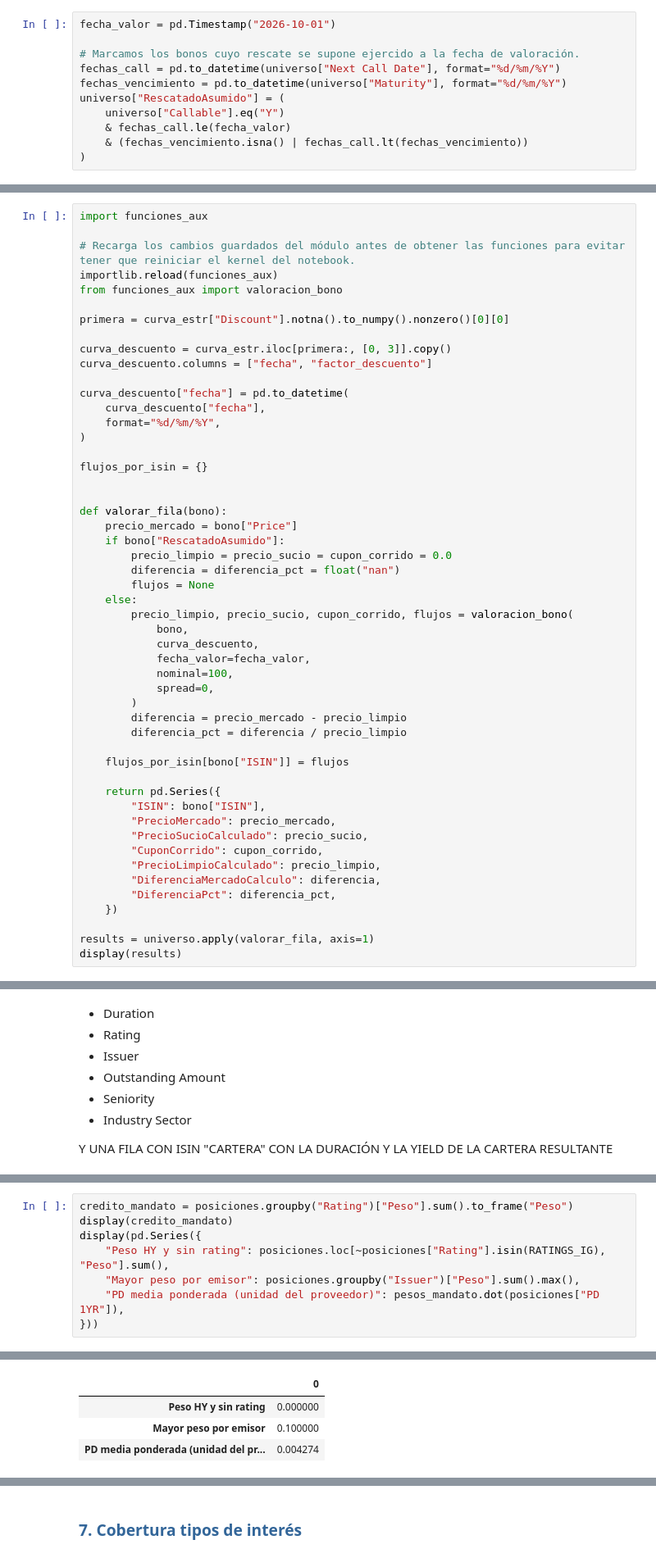
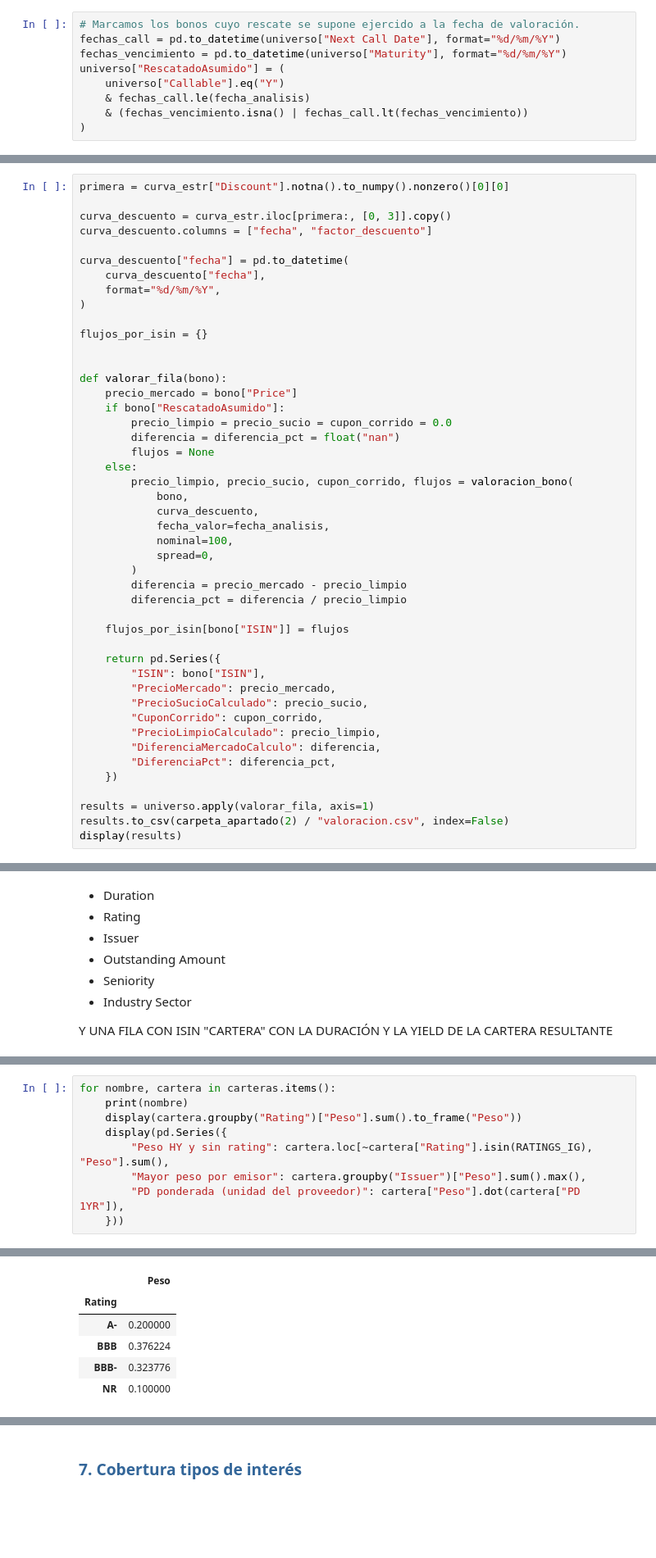
Before and after one commit to alejandroperezpujante/taller-rf-miax15, a Jupyter notebook: src/analisis_cartera.ipynb, the cells around one changed output, grey strips where cells are left out. Shown at 82% size. Drawn from its saved outputs; the diff is of its cells as text; blank space fills up the shorter version.

```diff
--- a/src/analisis_cartera.ipynb
+++ b/src/analisis_cartera.ipynb
@@ -273,14 +384,12 @@ El taller supone que el emisor ejerce el *call*. Para la valoración del 1 de oc
 
 Estos bonos se conservan en el universo y en `results`, junto con el precio de mercado del CSV. Bajo la hipótesis de rescate, ya no quedan flujos pendientes y se registran a cero el precio limpio, el precio sucio y el cupón corrido. Las diferencias quedan vacías porque la cotización original no es comparable con una posición ya amortizada y la diferencia porcentual tendría un denominador cero.
 # %%
-fecha_valor = pd.Timestamp("2026-10-01")
-
 # Marcamos los bonos cuyo rescate se supone ejercido a la fecha de valoración.
 fechas_call = pd.to_datetime(universo["Next Call Date"], format="%d/%m/%Y")
 fechas_vencimiento = pd.to_datetime(universo["Maturity"], format="%d/%m/%Y")
 universo["RescatadoAsumido"] = (
     universo["Callable"].eq("Y")
-    & fechas_call.le(fecha_valor)
+    & fechas_call.le(fecha_analisis)
     & (fechas_vencimiento.isna() | fechas_call.lt(fechas_vencimiento))
 )
 # %% [markdown]
@@ -403,12 +539,6 @@ Ten en cuenta que necesitarás una función de interpolación también. Interpol
 - DiferenciaMecadoCalculo
 - DiferenciaPct
 # %%
-import funciones_aux
-
-# Recarga los cambios guardados del módulo antes de obtener las funciones para evitar tener que reiniciar el kernel del notebook.
-importlib.reload(funciones_aux)
-from funciones_aux import valoracion_bono
-
 primera = curva_estr["Discount"].notna().to_numpy().nonzero()[0][0]
 
 curva_descuento = curva_estr.iloc[primera:, [0, 3]].copy()
@@ -432,7 +562,7 @@ def valorar_fila(bono):
         precio_limpio, precio_sucio, cupon_corrido, flujos = valoracion_bono(
             bono,
             curva_descuento,
-            fecha_valor=fecha_valor,
+            fecha_valor=fecha_analisis,
             nominal=100,
             spread=0,
         )
@@ -452,6 +582,7 @@ def valorar_fila(bono):
     })
 
 results = universo.apply(valorar_fila, axis=1)
+results.to_csv(carpeta_apartado(2) / "valoracion.csv", index=False)
 display(results)
 # %% [output]
 |  | ISIN | PrecioMercado | PrecioSucioCalculado | CuponCorrido | PrecioLimpioCalculado | ... |
@@ -820,9 +986,10 @@ La solución maximiza la yield anual ponderada como aproximación a la rentabili
 # %%
-credito_mandato = posiciones.groupby("Rating")["Peso"].sum().to_frame("Peso")
-display(credito_mandato)
-display(pd.Series({
-    "Peso HY y sin rating": posiciones.loc[~posiciones["Rating"].isin(RATINGS_IG), "Peso"].sum(),
-    "Mayor peso por emisor": posiciones.groupby("Issuer")["Peso"].sum().max(),
-    "PD media ponderada (unidad del proveedor)": pesos_mandato.dot(posiciones["PD 1YR"]),
-}))
+for nombre, cartera in carteras.items():
+    print(nombre)
+    display(cartera.groupby("Rating")["Peso"].sum().to_frame("Peso"))
+    display(pd.Series({
+        "Peso HY y sin rating": cartera.loc[~cartera["Rating"].isin(RATINGS_IG), "Peso"].sum(),
+        "Mayor peso por emisor": cartera.groupby("Issuer")["Peso"].sum().max(),
+        "PD ponderada (unidad del proveedor)": cartera["Peso"].dot(cartera["PD 1YR"]),
+    }))
 # %% [output]
@@ -836,4 +1009,6 @@ display(pd.Series({
-|  | 0 |
-| Peso HY y sin rating | 0.000000 |
-| Mayor peso por emisor | 0.100000 |
-| PD media ponderada (unidad del pr... | 0.004274 |
+|  | Peso |
+| Rating |  |
+| A- | 0.200000 |
+| BBB | 0.376224 |
+| BBB- | 0.323776 |
+| NR | 0.100000 |
```
Also changed, not shown: parts of 30 cells of this notebook, 26 other files.
